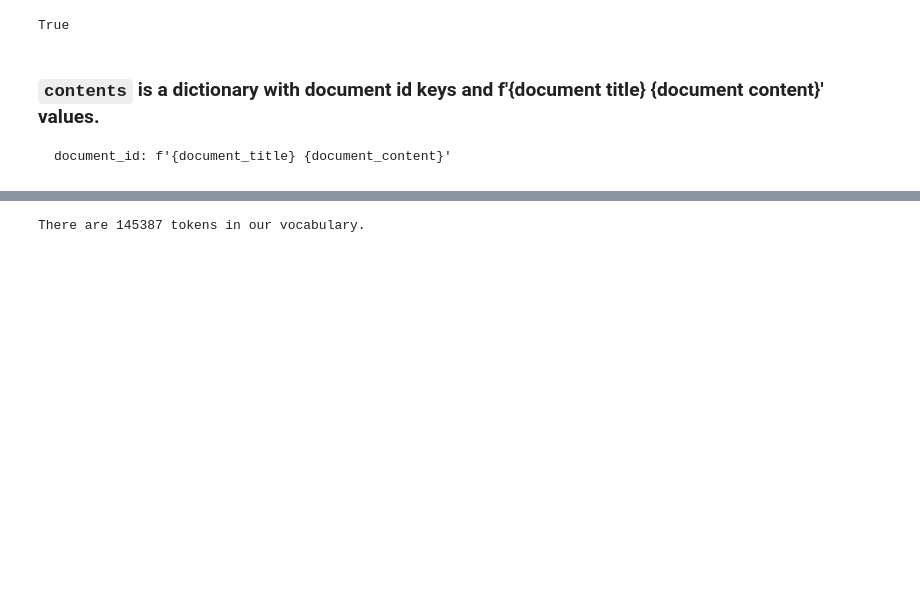
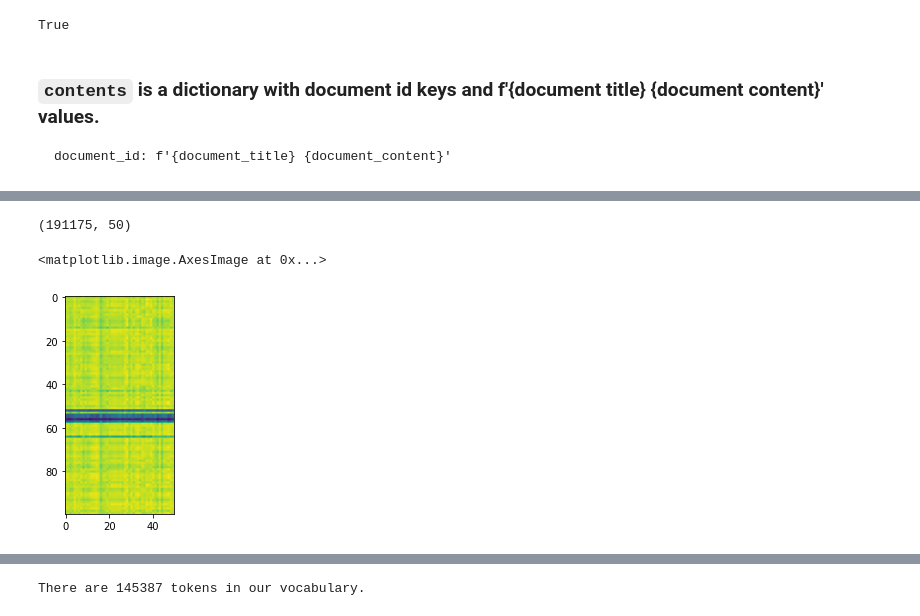
Before and after one commit to cemreefe/cmpe493-project, a Jupyter notebook: word_embeddings.ipynb, the cells around one changed output, grey strips where cells are left out. Drawn from its saved outputs; the diff is of its cells as text; code cells hidden in the pictures; blank space fills up the shorter version.

```diff
--- a/word_embeddings.ipynb
+++ b/word_embeddings.ipynb
@@ -152,0 +212,4 @@ document_id: f'{document_title} {document_content}'
+# %%
+%%time
+doc_content_list = []
+doc_content_list = list(nlp_stripped.pipe(list(contents.values())[:]))
@@ -152,0 +219,4 @@ document_id: f'{document_title} {document_content}'
+# %%
+%%time
+topic_content_list = []
+topic_content_list = list(nlp.pipe(list(topics_dict.values())[:]))
@@ -152,0 +228,7 @@ document_id: f'{document_title} {document_content}'
+# %%
+%%time
+doc_vector_list = list(map(lambda x: x.vector, doc_content_list))
+topic_vector_list = list(map(lambda x: x.vector, topic_content_list))
+# %%
+%%time
+sims = cosine_similarity(doc_vector_list, topic_vector_list)
@@ -152,0 +238,10 @@ document_id: f'{document_title} {document_content}'
+# %%
+sims.shape
+# %% [output]
+(191175, 50)
+# %%
+import matplotlib.pyplot as plt
+plt.imshow(sims[:100])
+# %% [output]
+<matplotlib.image.AxesImage at 0x...>
+[figure, added]
```
Also changed, not shown: parts of 27 cells of this notebook.
